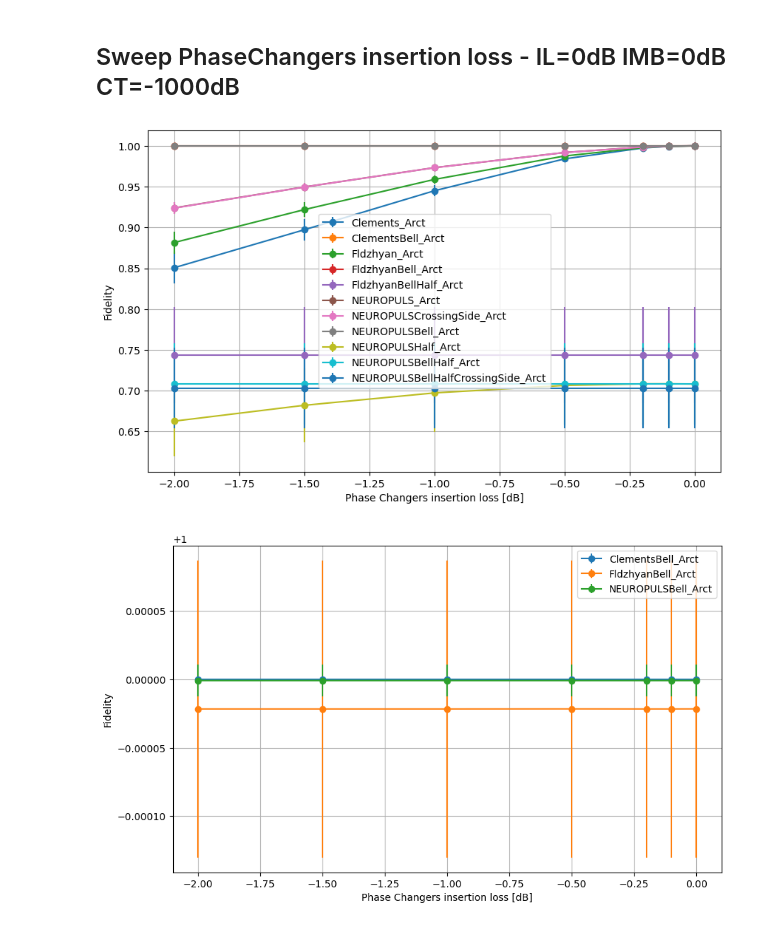
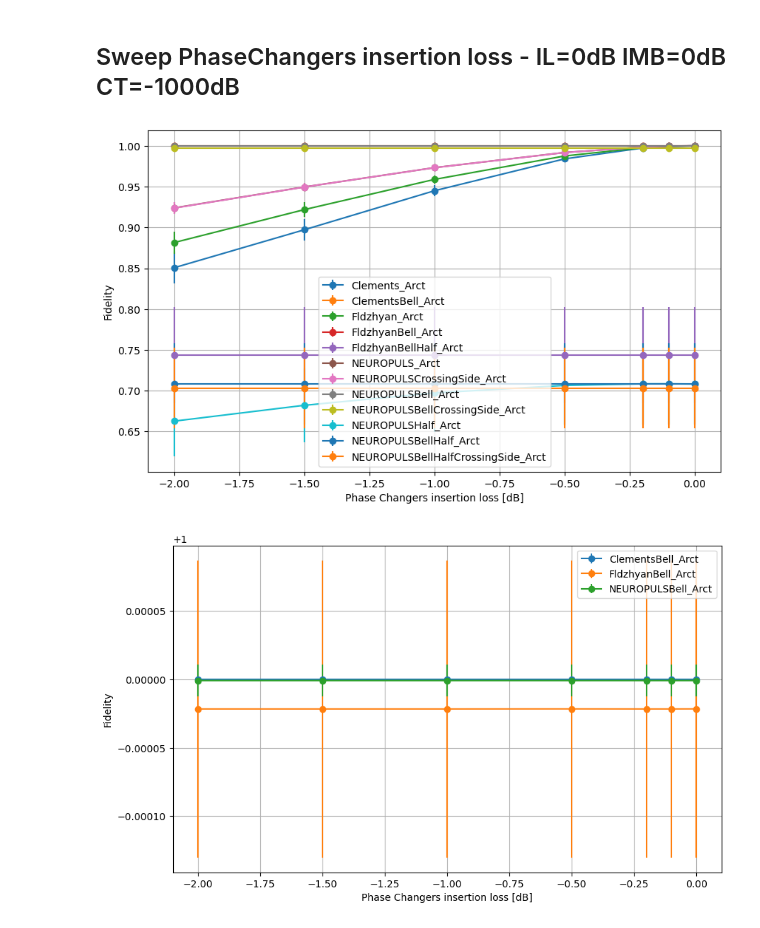
Before and after one commit to SBern1w/Code_Architecture_Paper, a Jupyter notebook: 20240612_dataAnalysis3/grapth_JSON_20240718.ipynb, the cells around one changed output. Saved outputs shown, nothing was run; the diff lists cells and outputs as text; code cells hidden in the pictures.

```diff
--- a/20240612_dataAnalysis3/grapth_JSON_20240718.ipynb
+++ b/20240612_dataAnalysis3/grapth_JSON_20240718.ipynb
@@ -11,41 +11,41 @@ JSON_folder_name = 'organized_data/20240718/'
 name_models = [
     'Clements_Arct', 'ClementsBell_Arct', 'Fldzhyan_Arct', 'FldzhyanBell_Arct',
     'FldzhyanBellHalf_Arct',
-    'NEUROPULS_Arct', 'NEUROPULSCrossingSide_Arct', 'NEUROPULSBell_Arct',
+    'NEUROPULS_Arct', 'NEUROPULSCrossingSide_Arct', 'NEUROPULSBell_Arct', 'NEUROPULSBellCrossingSide_Arct',
     'NEUROPULSHalf_Arct', 'NEUROPULSBellHalf_Arct', 'NEUROPULSBellHalfCrossingSide_Arct']
 name_models_choise = [
     'Clements_Arct', 'ClementsBell_Arct', 'Fldzhyan_Arct', 'FldzhyanBell_Arct',
     'FldzhyanBellHalf_Arct',
-    'NEUROPULS_Arct', 'NEUROPULSCrossingSide_Arct', 'NEUROPULSBell_Arct',
+    'NEUROPULS_Arct', 'NEUROPULSCrossingSide_Arct', 'NEUROPULSBell_Arct', 'NEUROPULSBellCrossingSide_Arct',
     'NEUROPULSHalf_Arct', 'NEUROPULSBellHalf_Arct', 'NEUROPULSBellHalfCrossingSide_Arct']
 
 def filter_list_of_dicts(dict_list, IL, IMB, CT):
     filtered_list = []
     for dictionary in dict_list:
         if list(dictionary.values())[1] == IL and list(dictionary.values())[2] == IMB and list(dictionary.values())[3] == CT:
             filtered_list.append(dictionary)
     return filtered_list
 
 plt.figure(figsize=(10, 6))
 # Download the file
 for arct in name_models_choise:
     file_JSON = "20240718_traking_"+arct+"_N8.json"
     with open(JSON_folder_name+file_JSON, 'r') as file:
         data = json.load(file)
     simulations = data["simulations"]
     filtered_list_disct = filter_list_of_dicts(dict_list=simulations, IL=0.0, IMB=0.0, CT=-1000.0)
     PC_i_loss = [sim["PC_i_loss_const"] for sim in filtered_list_disct]
     average = [sim["average"] for sim in filtered_list_disct]
     std_dev = [sim["std_dev"] for sim in filtered_list_disct]
     plt.errorbar(PC_i_loss, average, yerr=std_dev,
                 marker='o', label=arct)
 plt.xlabel('Phase Changers insertion loss [dB]')
 plt.ylabel('Fidelity')
 plt.legend()
 plt.grid(True)
 plt.show()
 # %% [output]
-[figure, old version]
+[figure, new version]
 # %%
 # Create the grapth
 import json
```
Also changed, not shown: parts of 4 cells of this notebook, 6 other files.
